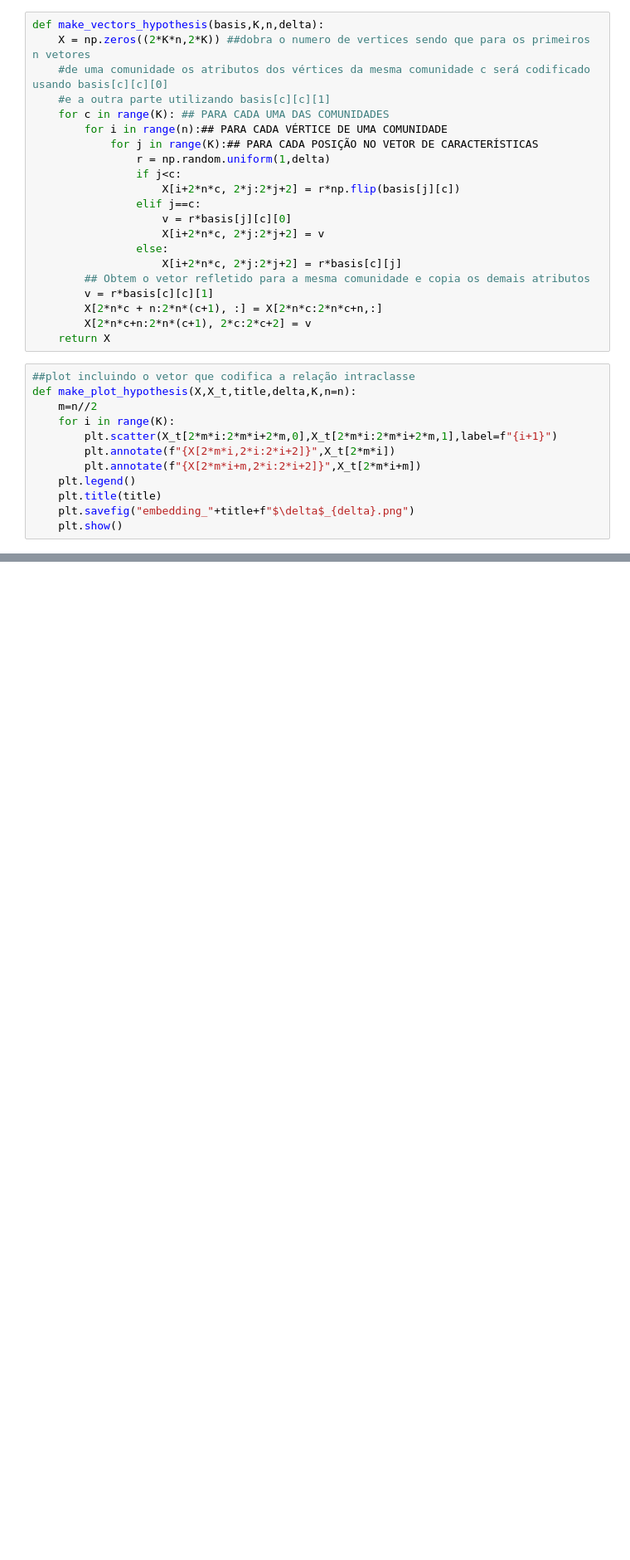
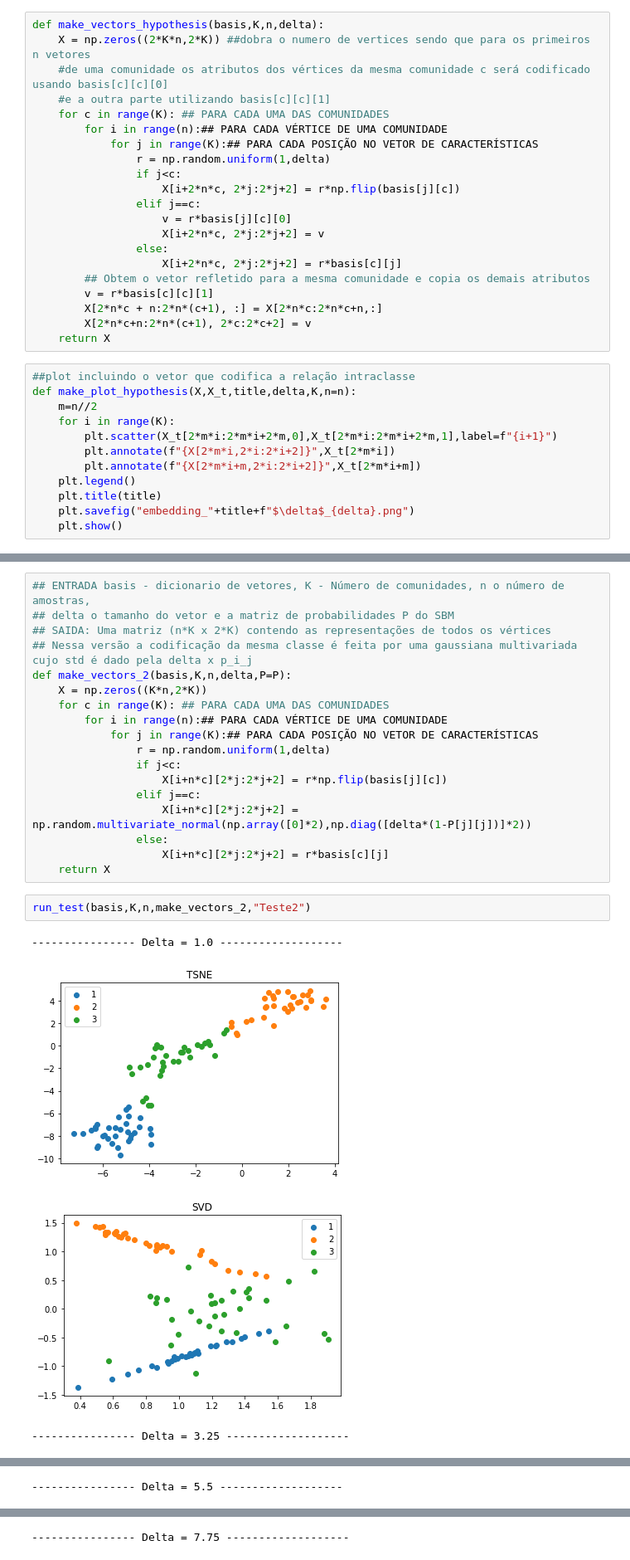
Before and after one commit to FelipeSchreiber/ideias_aleatorias_mestrado, a Jupyter notebook: ModeloProposto.ipynb, the cells around one changed output, grey strips where cells are left out. Shown at 83% size. Cells and saved outputs as stored; diff of their text form; blank space fills up the shorter version.

```diff
--- a/ModeloProposto.ipynb
+++ b/ModeloProposto.ipynb
@@ -340,0 +366,25 @@ make_plot_hypothesis(X,X_t,"SVD",delta,K,n)
+# %%
+## ENTRADA basis - dicionario de vetores, K - Número de comunidades, n o número de amostras,
+## delta o tamanho do vetor e a matriz de probabilidades P do SBM
+## SAIDA: Uma matriz (n*K x 2*K) contendo as representações de todos os vértices
+## Nessa versão a codificação da mesma classe é feita por uma gaussiana multivariada cujo std é dado pela delta x p_i_j
+def make_vectors_2(basis,K,n,delta,P=P):
+    X = np.zeros((K*n,2*K))
+    for c in range(K): ## PARA CADA UMA DAS COMUNIDADES
+        for i in range(n):## PARA CADA VÉRTICE DE UMA COMUNIDADE
+            for j in range(K):## PARA CADA POSIÇÃO NO VETOR DE CARACTERÍSTICAS
+                r = np.random.uniform(1,delta)
+                if j<c:
+                    X[i+n*c][2*j:2*j+2] = r*np.flip(basis[j][c])
+                elif j==c:
+                    X[i+n*c][2*j:2*j+2] = np.random.multivariate_normal(np.array([0]*2),np.diag([delta*(1-P[j][j])]*2))
+                else:
+                    X[i+n*c][2*j:2*j+2] = r*basis[c][j]
+    return X
+# %%
+run_test(basis,K,n,make_vectors_2,"Teste2")
+# %% [output]
+---------------- Delta = 1.0 -------------------
+[figure, added]
+[figure, added]
+---------------- Delta = 3.25 -------------------
@@ -340,0 +393 @@ make_plot_hypothesis(X,X_t,"SVD",delta,K,n)
+---------------- Delta = 5.5 -------------------
@@ -340,0 +396 @@ make_plot_hypothesis(X,X_t,"SVD",delta,K,n)
+---------------- Delta = 7.75 -------------------
```
Also changed, not shown: parts of 15 cells of this notebook, 3 other files.
